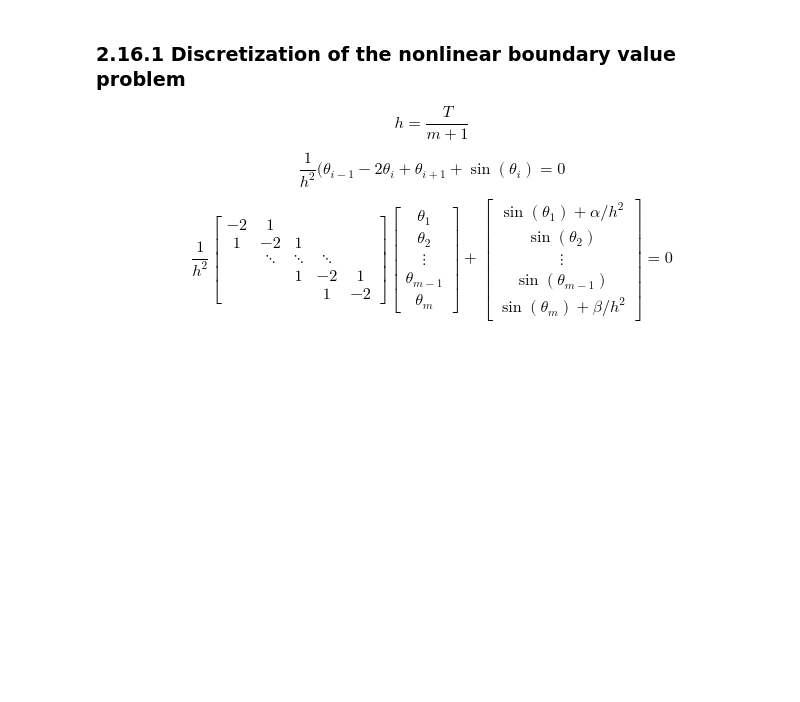
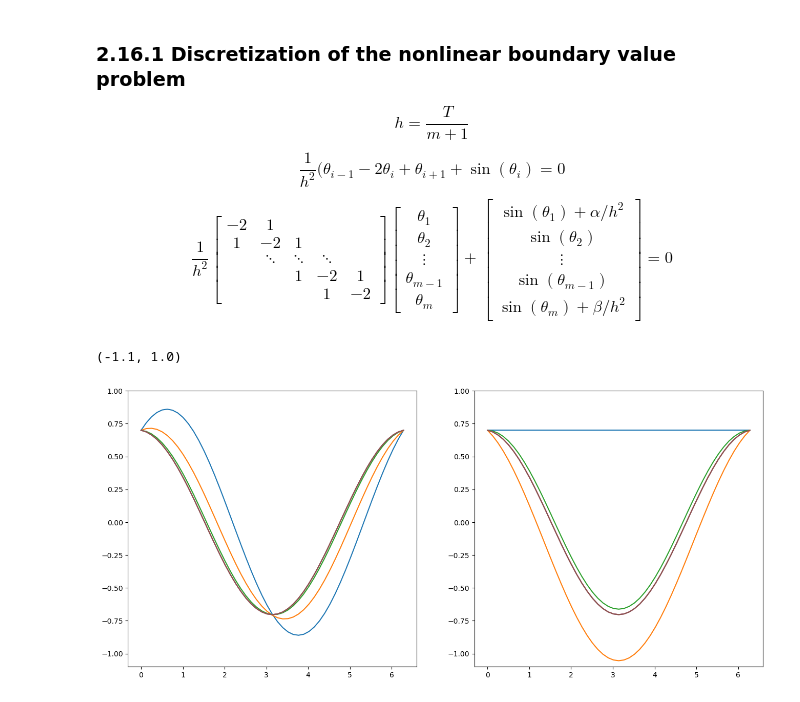
Before and after one commit to qgdr/Finite-Difference-Methods, a Jupyter notebook: I Boundary Value Problems and Iterative Methods/02 Steady States/note.ipynb, the cells around one changed output. Cells and saved outputs as stored; diff of their text form; code cells hidden in the pictures; blank space fills up the shorter version.

```diff
--- a/I Boundary Value Problems and Iterative Methods/02 Steady States/note.ipynb
+++ b/I Boundary Value Problems and Iterative Methods/02 Steady States/note.ipynb
@@ -320,3 +354,34 @@ def J(m, theta):
     jacobi = np.diag(np.cos(theta))
     A = np.diag(-2*np.ones(m)) + np.diag(np.ones(m-1), -1) + np.diag(np.ones(m-1), 1)
     return jacobi + A/h**2
+# %%
+# T=2pi, alpha=beta=0.7
+
+alpha=beta=0.7
+m = 50 -1
+ti = np.linspace(0, 2*np.pi, m+2)
+
+plt.figure(figsize=(16, 7))
+plt.subplot(121)
+theta = 0.7*np.cos(ti) + 0.5*np.sin(ti)
+
+plt.plot(ti, theta)
+
+for i in range(5):
+    delta = np.linalg.solve(J(m, theta[1:-1]), -G(m, theta[1:-1], alpha, beta))
+    theta[1:-1] += delta
+    plt.plot(ti, theta)
+plt.ylim([-1.1, 1])
+
+plt.subplot(122)
+theta = 0.7*np.ones(len(ti))
+plt.plot(ti, theta)
+
+for i in range(5):
+    delta = np.linalg.solve(J(m, theta[1:-1]), -G(m, theta[1:-1], alpha, beta))
+    theta[1:-1] += delta
+    plt.plot(ti, theta)
+plt.ylim([-1.1, 1])
+# %% [output]
+(-1.1, 1.0)
+[figure, added]
```
Also changed, not shown: parts of 4 cells of this notebook.
